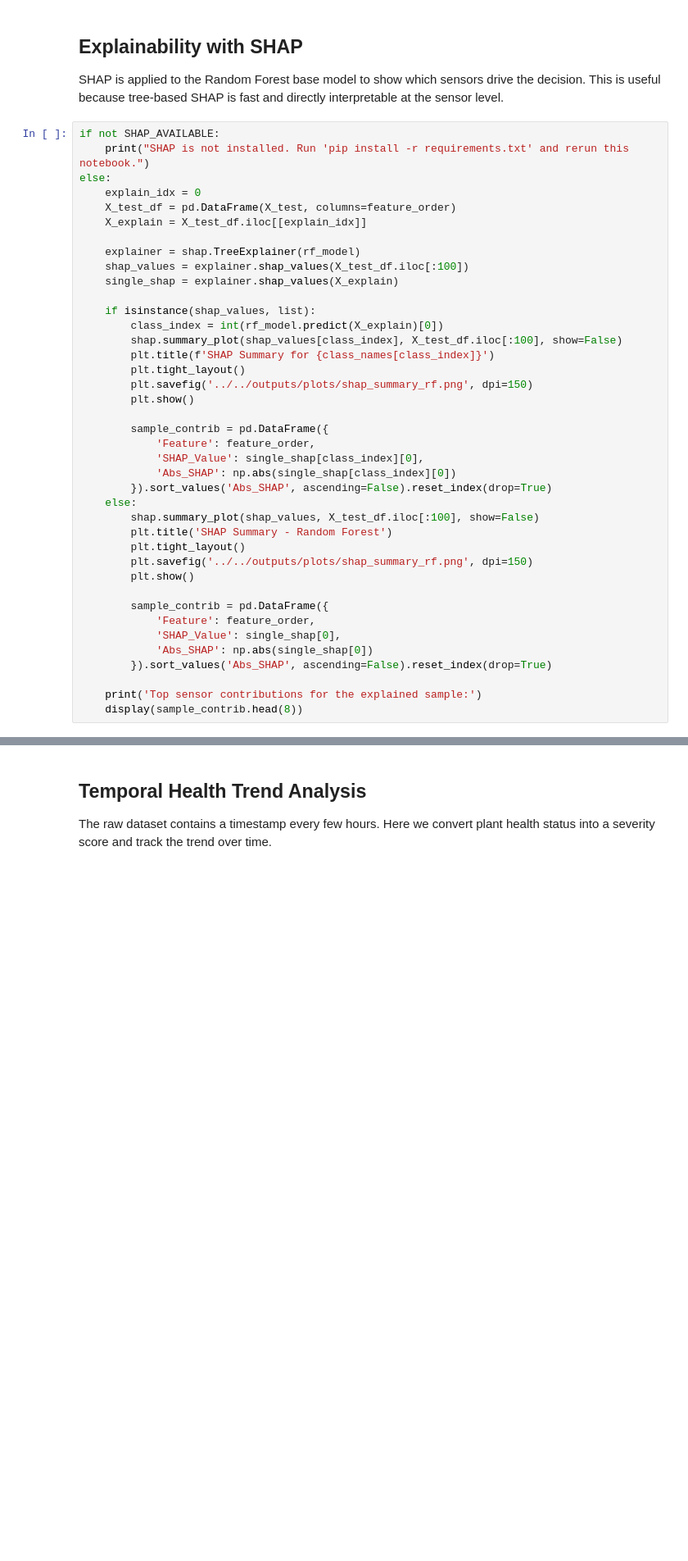
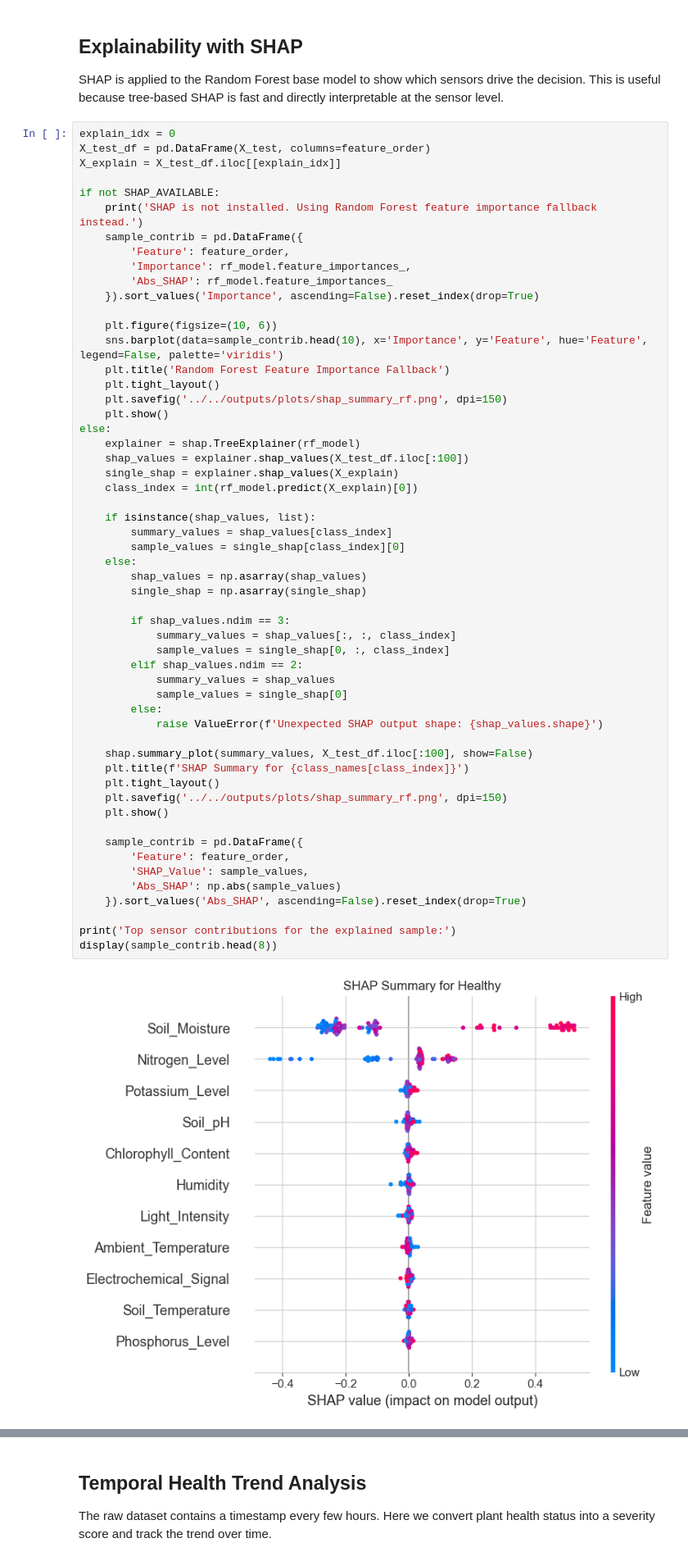
Before and after one commit to BeyondV0id/Plant_disease_prediction, a Jupyter notebook: notebooks/hybrid/09_risk_score_and_explainability.ipynb, the cells around one changed output, grey strips where cells are left out. Shown at 82% size. Cells and saved outputs as stored; diff of their text form; blank space fills up the shorter version.

```diff
--- a/notebooks/hybrid/09_risk_score_and_explainability.ipynb
+++ b/notebooks/hybrid/09_risk_score_and_explainability.ipynb
@@ -162,43 +163,59 @@ batch_results[['Actual_Label', 'Predicted_Label', 'Risk_Score', 'Alert']]
 
 SHAP is applied to the Random Forest base model to show which sensors drive the decision. This is useful because tree-based SHAP is fast and directly interpretable at the sensor level.
 # %%
+explain_idx = 0
+X_test_df = pd.DataFrame(X_test, columns=feature_order)
+X_explain = X_test_df.iloc[[explain_idx]]
+
 if not SHAP_AVAILABLE:
-    print("SHAP is not installed. Run 'pip install -r requirements.txt' and rerun this notebook.")
+    print('SHAP is not installed. Using Random Forest feature importance fallback instead.')
+    sample_contrib = pd.DataFrame({
+        'Feature': feature_order,
+        'Importance': rf_model.feature_importances_,
+        'Abs_SHAP': rf_model.feature_importances_
+    }).sort_values('Importance', ascending=False).reset_index(drop=True)
+
+    plt.figure(figsize=(10, 6))
+    sns.barplot(data=sample_contrib.head(10), x='Importance', y='Feature', hue='Feature', legend=False, palette='viridis')
+    plt.title('Random Forest Feature Importance Fallback')
+    plt.tight_layout()
+    plt.savefig('../../outputs/plots/shap_summary_rf.png', dpi=150)
+    plt.show()
 else:
-    explain_idx = 0
-    X_test_df = pd.DataFrame(X_test, columns=feature_order)
-    X_explain = X_test_df.iloc[[explain_idx]]
-
     explainer = shap.TreeExplainer(rf_model)
     shap_values = explainer.shap_values(X_test_df.iloc[:100])
     single_shap = explainer.shap_values(X_explain)
+    class_index = int(rf_model.predict(X_explain)[0])
 
     if isinstance(shap_values, list):
-        class_index = int(rf_model.predict(X_explain)[0])
-        shap.summary_plot(shap_values[class_index], X_test_df.iloc[:100], show=False)
-        plt.title(f'SHAP Summary for {class_names[class_index]}')
-        plt.tight_layout()
-        plt.savefig('../../outputs/plots/shap_summary_rf.png', dpi=150)
-        plt.show()
+        summary_values = shap_values[class_index]
+        sample_values = single_shap[class_index][0]
+    else:
+        shap_values = np.asarray(shap_values)
+        single_shap = np.asarray(single_shap)
 
-        sample_contrib = pd.DataFrame({
-            'Feature': feature_order,
-            'SHAP_Value': single_shap[class_index][0],
-            'Abs_SHAP': np.abs(single_shap[class_index][0])
-        }).sort_values('Abs_SHAP', ascending=False).reset_index(drop=True)
-    else:
-        shap.summary_plot(shap_values, X_test_df.iloc[:100], show=False)
-        plt.title('SHAP Summary - Random Forest')
-        plt.tight_layout()
-        plt.savefig('../../outputs/plots/shap_summary_rf.png', dpi=150)
-        plt.show()
+        if shap_values.ndim == 3:
+            summary_values = shap_values[:, :, class_index]
+            sample_values = single_shap[0, :, class_index]
+        elif shap_values.ndim == 2:
+            summary_values = shap_values
+            sample_values = single_shap[0]
+        else:
+            raise ValueError(f'Unexpected SHAP output shape: {shap_values.shape}')
 
-        sample_contrib = pd.DataFrame({
-            'Feature': feature_order,
-            'SHAP_Value': single_shap[0],
-            'Abs_SHAP': np.abs(single_shap[0])
-        }).sort_values('Abs_SHAP', ascending=False).reset_index(drop=True)
+    shap.summary_plot(summary_values, X_test_df.iloc[:100], show=False)
+    plt.title(f'SHAP Summary for {class_names[class_index]}')
+    plt.tight_layout()
+    plt.savefig('../../outputs/plots/shap_summary_rf.png', dpi=150)
+    plt.show()
 
-    print('Top sensor contributions for the explained sample:')
-    display(sample_contrib.head(8))
+    sample_contrib = pd.DataFrame({
+        'Feature': feature_order,
+        'SHAP_Value': sample_values,
+        'Abs_SHAP': np.abs(sample_values)
+    }).sort_values('Abs_SHAP', ascending=False).reset_index(drop=True)
+
+print('Top sensor contributions for the explained sample:')
+display(sample_contrib.head(8))
 # %% [output]
+[figure, added]
```
Also changed, not shown: parts of 2 cells of this notebook, 1 other file.
